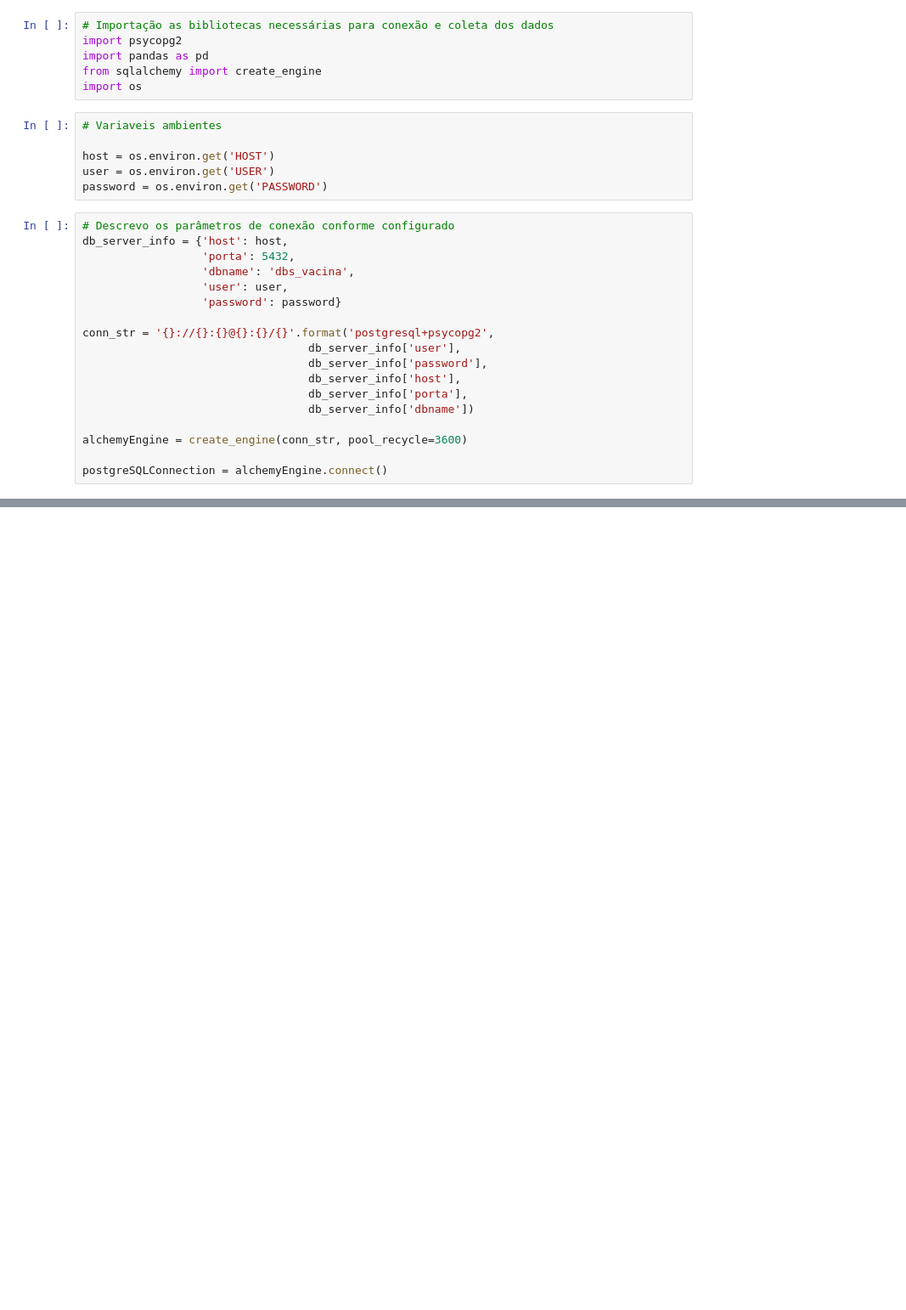
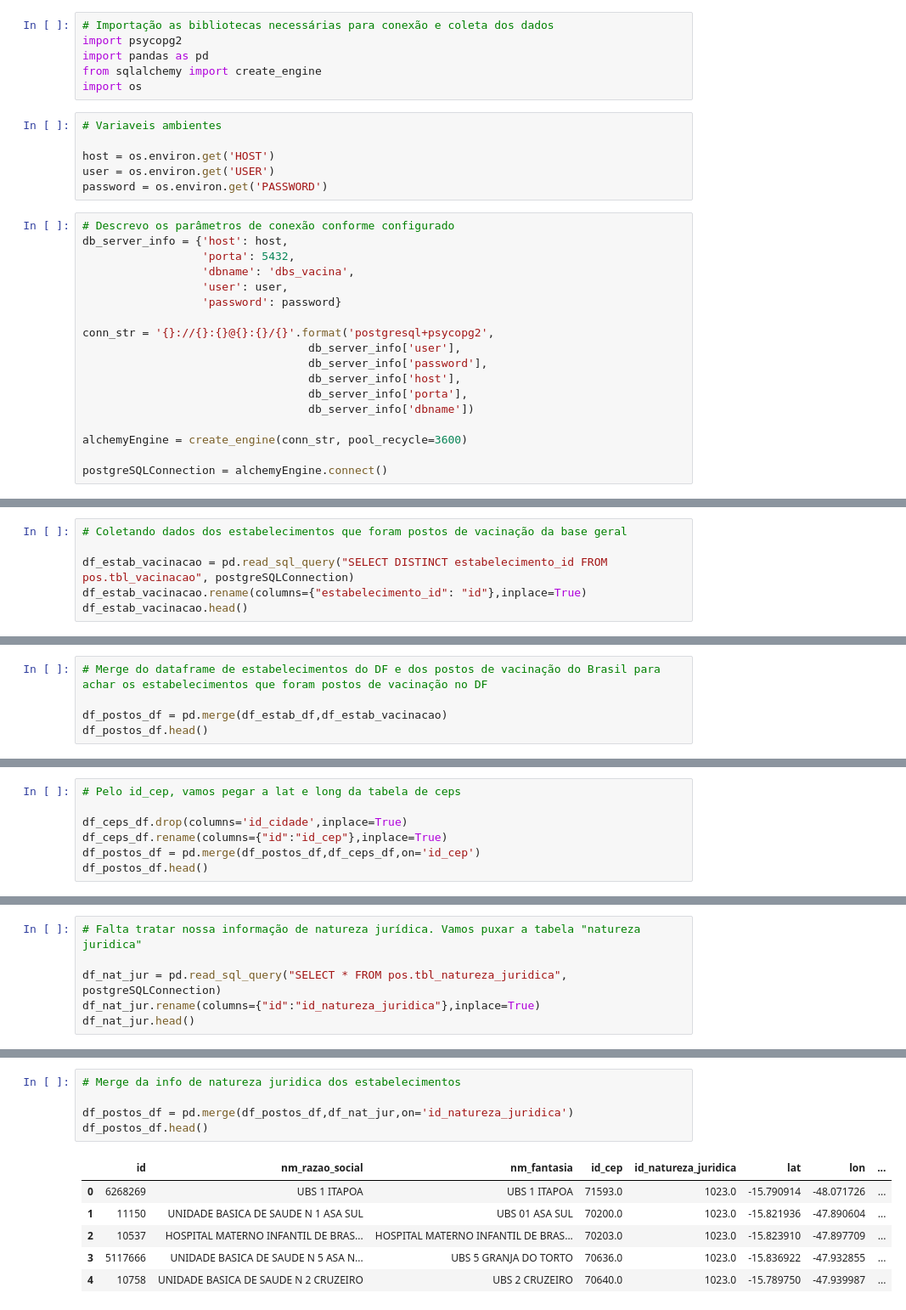
Before and after one commit to raquelcreis/vacina_covid_bsb, a Jupyter notebook: notebook.ipynb, the cells around one changed output, grey strips where cells are left out. Shown at 85% size. Drawn from its saved outputs; the diff is of its cells as text; blank space fills up the shorter version.

```diff
--- a/notebook.ipynb
+++ b/notebook.ipynb
@@ -30,0 +119,6 @@ postgreSQLConnection = alchemyEngine.connect()
+# %%
+# Coletando dados dos estabelecimentos que foram postos de vacinação da base geral
+
+df_estab_vacinacao = pd.read_sql_query("SELECT DISTINCT estabelecimento_id FROM pos.tbl_vacinacao", postgreSQLConnection)
+df_estab_vacinacao.rename(columns={"estabelecimento_id": "id"},inplace=True)
+df_estab_vacinacao.head()
@@ -30,0 +132,5 @@ postgreSQLConnection = alchemyEngine.connect()
+# %%
+# Merge do dataframe de estabelecimentos do DF e dos postos de vacinação do Brasil para achar os estabelecimentos que foram postos de vacinação no DF
+
+df_postos_df = pd.merge(df_estab_df,df_estab_vacinacao)
+df_postos_df.head()
@@ -30,0 +150,7 @@ postgreSQLConnection = alchemyEngine.connect()
+# %%
+# Pelo id_cep, vamos pegar a lat e long da tabela de ceps
+
+df_ceps_df.drop(columns='id_cidade',inplace=True)
+df_ceps_df.rename(columns={"id":"id_cep"},inplace=True)
+df_postos_df = pd.merge(df_postos_df,df_ceps_df,on='id_cep')
+df_postos_df.head()
@@ -30,0 +164,6 @@ postgreSQLConnection = alchemyEngine.connect()
+# %%
+# Falta tratar nossa informação de natureza jurídica. Vamos puxar a tabela "natureza juridica"
+
+df_nat_jur = pd.read_sql_query("SELECT * FROM pos.tbl_natureza_juridica", postgreSQLConnection)
+df_nat_jur.rename(columns={"id":"id_natureza_juridica"},inplace=True)
+df_nat_jur.head()
@@ -30,0 +177,12 @@ postgreSQLConnection = alchemyEngine.connect()
+# %%
+# Merge da info de natureza juridica dos estabelecimentos
+
+df_postos_df = pd.merge(df_postos_df,df_nat_jur,on='id_natureza_juridica')
+df_postos_df.head()
+# %% [output]
+|  | id | nm_razao_social | nm_fantasia | id_cep | id_natureza_juridica | lat | lon | ... |
+| 0 | 6268269 | UBS 1 ITAPOA | UBS 1 ITAPOA | 71593.0 | 1023.0 | -15.790914 | -48.071726 | ... |
+| 1 | 11150 | UNIDADE BASICA DE SAUDE N 1 ASA SUL | UBS 01 ASA SUL | 70200.0 | 1023.0 | -15.821936 | -47.890604 | ... |
+| 2 | 10537 | HOSPITAL MATERNO INFANTIL DE BRAS... | HOSPITAL MATERNO INFANTIL DE BRAS... | 70203.0 | 1023.0 | -15.823910 | -47.897709 | ... |
+| 3 | 5117666 | UNIDADE BASICA DE SAUDE N 5 ASA N... | UBS 5 GRANJA DO TORTO | 70636.0 | 1023.0 | -15.836922 | -47.932855 | ... |
+| 4 | 10758 | UNIDADE BASICA DE SAUDE N 2 CRUZEIRO | UBS 2 CRUZEIRO | 70640.0 | 1023.0 | -15.789750 | -47.939987 | ... |
```
Also changed, not shown: parts of 19 cells of this notebook.
